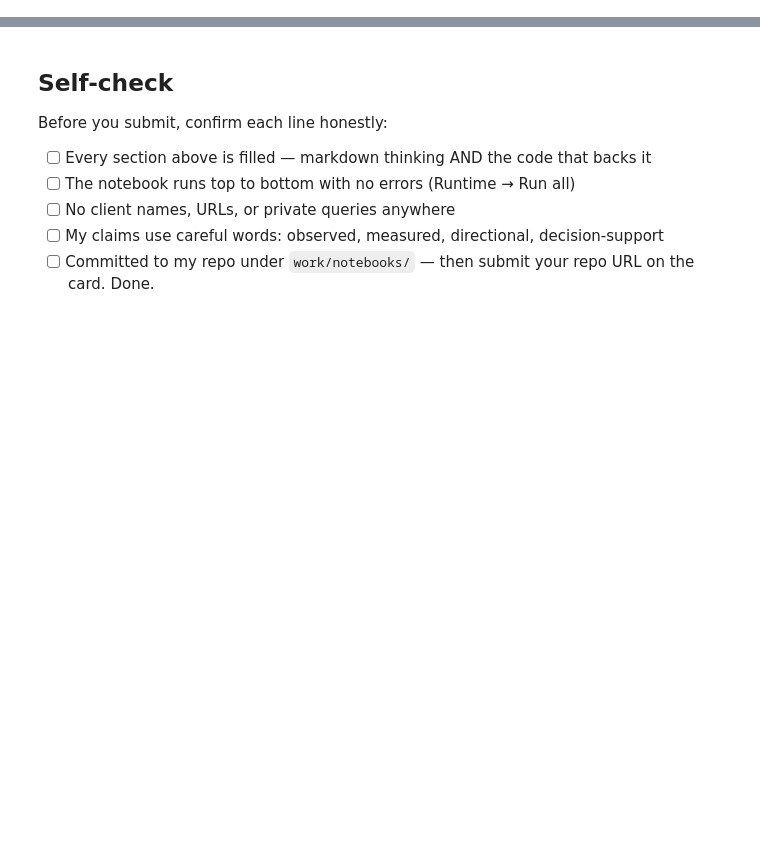
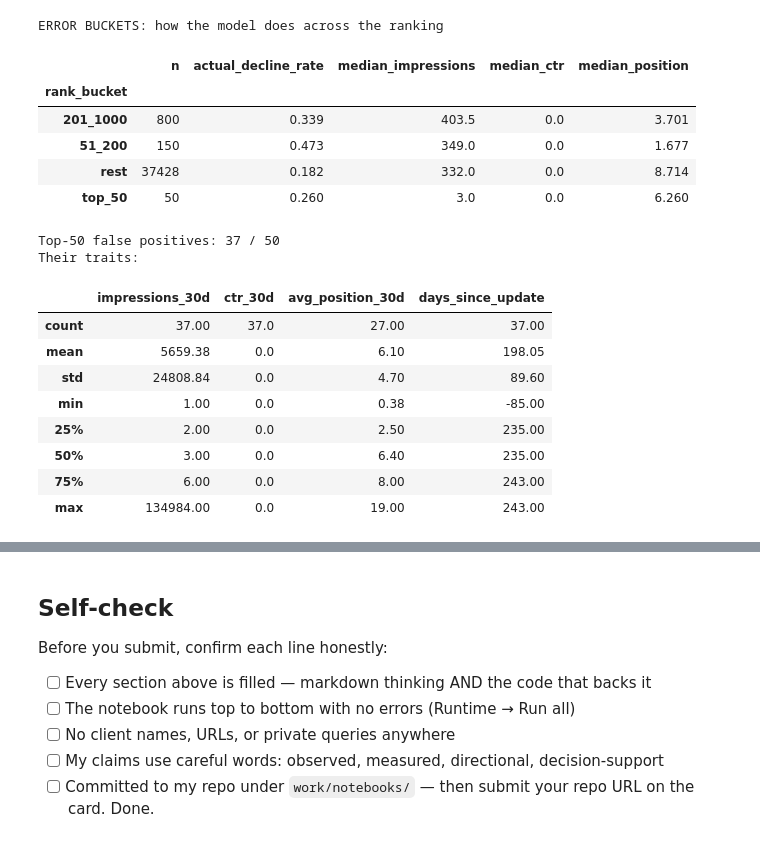
Before and after one commit to Zoye-J/FlyRank--MachineLearning, a Jupyter notebook: work/notebooks/w05_model.ipynb, the cells around one changed output, grey strips where cells are left out. Saved outputs shown, nothing was run; the diff lists cells and outputs as text; code cells hidden in the pictures; blank space fills up the shorter version.

```diff
--- a/work/notebooks/w05_model.ipynb
+++ b/work/notebooks/w05_model.ipynb
@@ -36,0 +401,59 @@ This skeleton is yours to fill. Work the sections **in order** — each one has
+# %%
+# error buckets: where does the model do worst?
+
+test_df = test_df.copy()
+test_df["lr_score"] = lr_scores
+
+# Rank by LR score; the top 50 is what a human would act on
+test_df["lr_rank"] = test_df["lr_score"].rank(ascending=False, method="first")
+
+def bucket(r):
+    if r["lr_rank"] <= 50:
+        return "top_50"
+    if r["lr_rank"] <= 200:
+        return "51_200"
+    if r["lr_rank"] <= 1000:
+        return "201_1000"
+    return "rest"
+
+test_df["rank_bucket"] = test_df.apply(bucket, axis=1)
+
+err = test_df.groupby("rank_bucket").agg(
+    n=("is_declining_future", "size"),
+    actual_decline_rate=("is_declining_future", "mean"),
+    median_impressions=("impressions_30d", "median"),
+    median_ctr=("ctr_30d", "median"),
+    median_position=("avg_position_30d", "median"),
+).round(3)
+
+print()
+print("ERROR BUCKETS: how the model does across the ranking")
+print()
+display(err)
+
+# False positives in the top 50
+top50 = test_df[test_df["lr_rank"] <= 50]
+fp = top50[top50["is_declining_future"] == 0]
+print(f"\nTop-50 false positives: {len(fp)} / 50")
+if len(fp) > 0:
+    print("Their traits:")
+    display(fp[["impressions_30d","ctr_30d","avg_position_30d","days_since_update"]].describe().round(2))
+# %% [output]
+ERROR BUCKETS: how the model does across the ranking
+|  | n | actual_decline_rate | median_impressions | median_ctr | median_position |
+| rank_bucket |  |  |  |  |  |
+| 201_1000 | 800 | 0.339 | 403.5 | 0.0 | 3.701 |
+| 51_200 | 150 | 0.473 | 349.0 | 0.0 | 1.677 |
+| rest | 37428 | 0.182 | 332.0 | 0.0 | 8.714 |
+| top_50 | 50 | 0.260 | 3.0 | 0.0 | 6.260 |
+Top-50 false positives: 37 / 50
+Their traits:
+|  | impressions_30d | ctr_30d | avg_position_30d | days_since_update |
+| count | 37.00 | 37.0 | 27.00 | 37.00 |
+| mean | 5659.38 | 0.0 | 6.10 | 198.05 |
+| std | 24808.84 | 0.0 | 4.70 | 89.60 |
+| min | 1.00 | 0.0 | 0.38 | -85.00 |
+| 25% | 2.00 | 0.0 | 2.50 | 235.00 |
+| 50% | 3.00 | 0.0 | 6.40 | 235.00 |
+| 75% | 6.00 | 0.0 | 8.00 | 243.00 |
+| max | 134984.00 | 0.0 | 19.00 | 243.00 |
```
Also changed, not shown: parts of 17 cells of this notebook.
